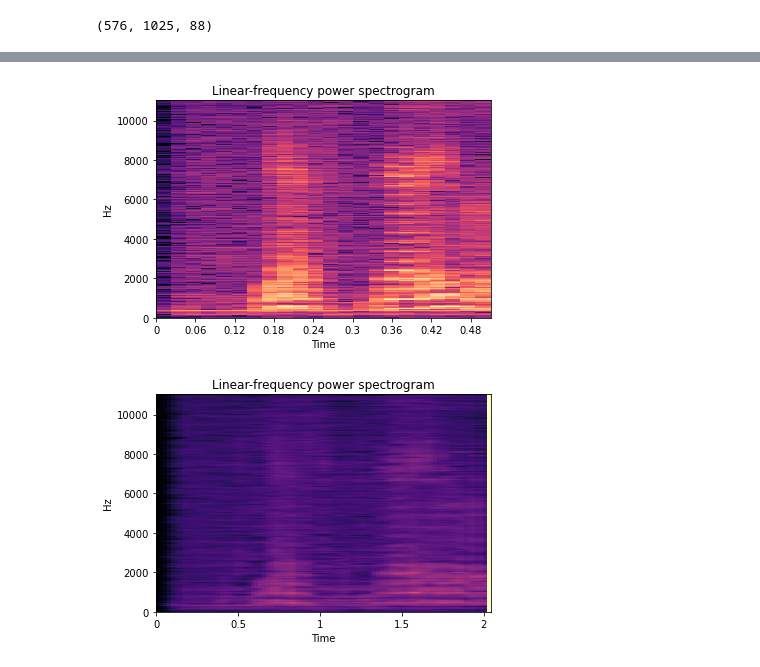
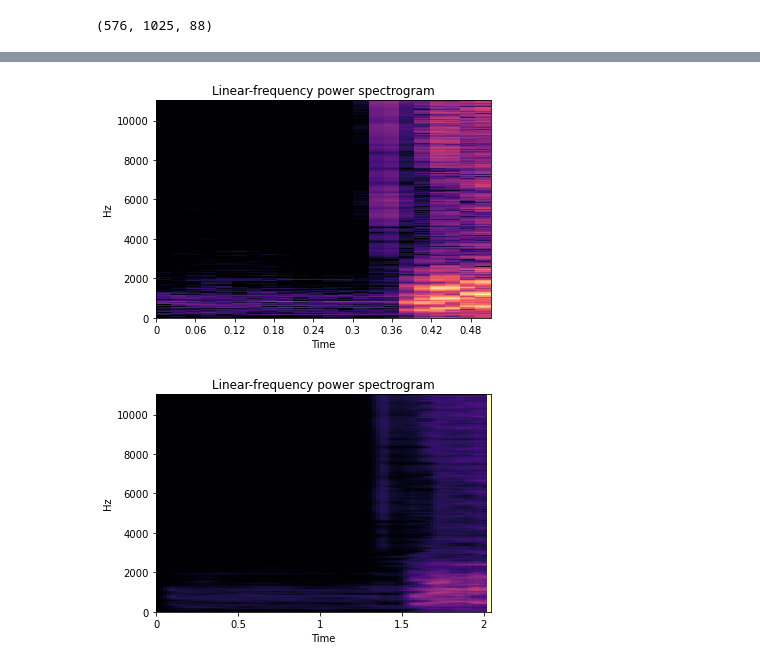
Before and after one commit to ctrekker/blueprint-2021, a Jupyter notebook: Nick/AudioQualityEnhancement.ipynb, the cells around one changed output, grey strips where cells are left out. Cells and saved outputs as stored; diff of their text form; code cells hidden in the pictures.

```diff
--- a/Nick/AudioQualityEnhancement.ipynb
+++ b/Nick/AudioQualityEnhancement.ipynb
@@ -192,11 +193,12 @@ Epoch 100/100
 <tensorflow.python.keras.callbacks.History at 0x...>
 # %%
-focus = 70
+sr=22050
+focus = 500
 plot_stft(x_train[focus].reshape(1025, 22))
 # %% [output]
-[figure, old version]
+[figure, new version]
 # %%
 plot_stft(encoder.predict(x_train)[focus].reshape(1025, 88))
 # %% [output]
-[figure, old version]
+[figure, new version]
 # %%
```
Also changed, not shown: parts of 5 cells of this notebook.
